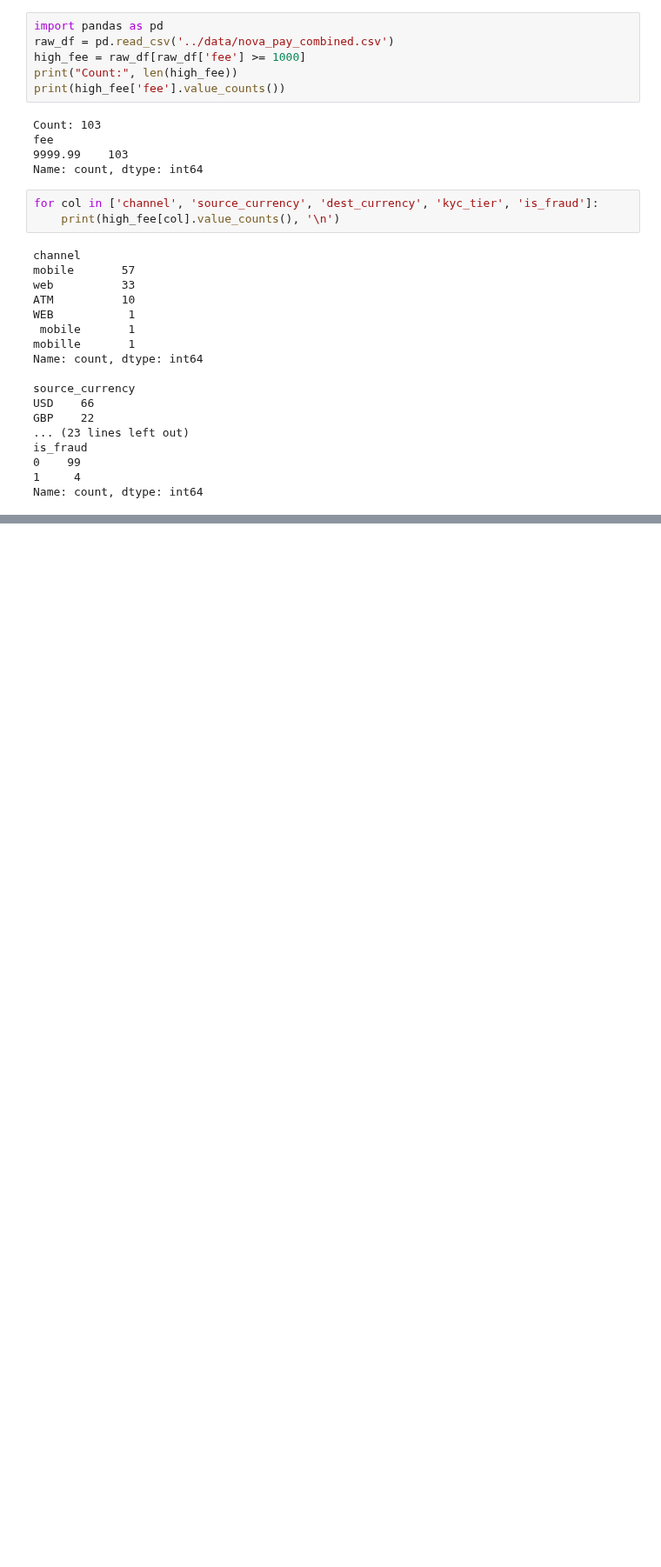
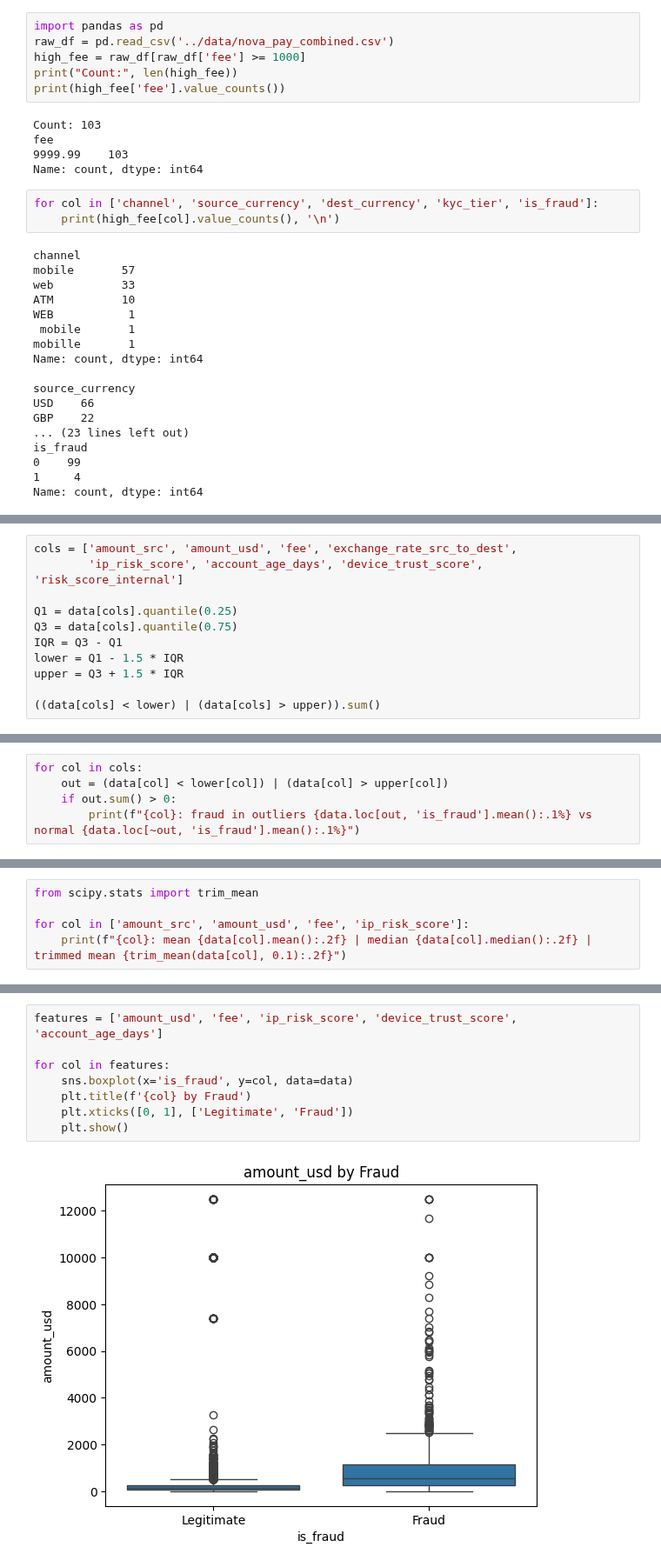
Before and after one commit to grandpacltn/novapay-fraud-detection, a Jupyter notebook: notebook/EDA.ipynb, the cells around one changed output, grey strips where cells are left out. Shown at 87% size. Drawn from its saved outputs; the diff is of its cells as text; blank space fills up the shorter version.

```diff
--- a/notebook/EDA.ipynb
+++ b/notebook/EDA.ipynb
@@ -194,0 +276,11 @@ Name: count, dtype: int64
+# %%
+cols = ['amount_src', 'amount_usd', 'fee', 'exchange_rate_src_to_dest',
+        'ip_risk_score', 'account_age_days', 'device_trust_score', 'risk_score_internal']
+
+Q1 = data[cols].quantile(0.25)
+Q3 = data[cols].quantile(0.75)
+IQR = Q3 - Q1
+lower = Q1 - 1.5 * IQR
+upper = Q3 + 1.5 * IQR
+
+((data[cols] < lower) | (data[cols] > upper)).sum()
@@ -194,0 +297,5 @@ Name: count, dtype: int64
+# %%
+for col in cols:
+    out = (data[col] < lower[col]) | (data[col] > upper[col])
+    if out.sum() > 0:
+        print(f"{col}: fraud in outliers {data.loc[out, 'is_fraud'].mean():.1%} vs normal {data.loc[~out, 'is_fraud'].mean():.1%}")
@@ -194,0 +309,5 @@ Name: count, dtype: int64
+# %%
+from scipy.stats import trim_mean
+
+for col in ['amount_src', 'amount_usd', 'fee', 'ip_risk_score']:
+    print(f"{col}: mean {data[col].mean():.2f} | median {data[col].median():.2f} | trimmed mean {trim_mean(data[col], 0.1):.2f}")
@@ -194,0 +335,10 @@ Name: count, dtype: int64
+# %%
+features = ['amount_usd', 'fee', 'ip_risk_score', 'device_trust_score', 'account_age_days']
+
+for col in features:
+    sns.boxplot(x='is_fraud', y=col, data=data)
+    plt.title(f'{col} by Fraud')
+    plt.xticks([0, 1], ['Legitimate', 'Fraud'])
+    plt.show()
+# %% [output]
+[figure, added]
```
Also changed, not shown: parts of 13 cells of this notebook.
